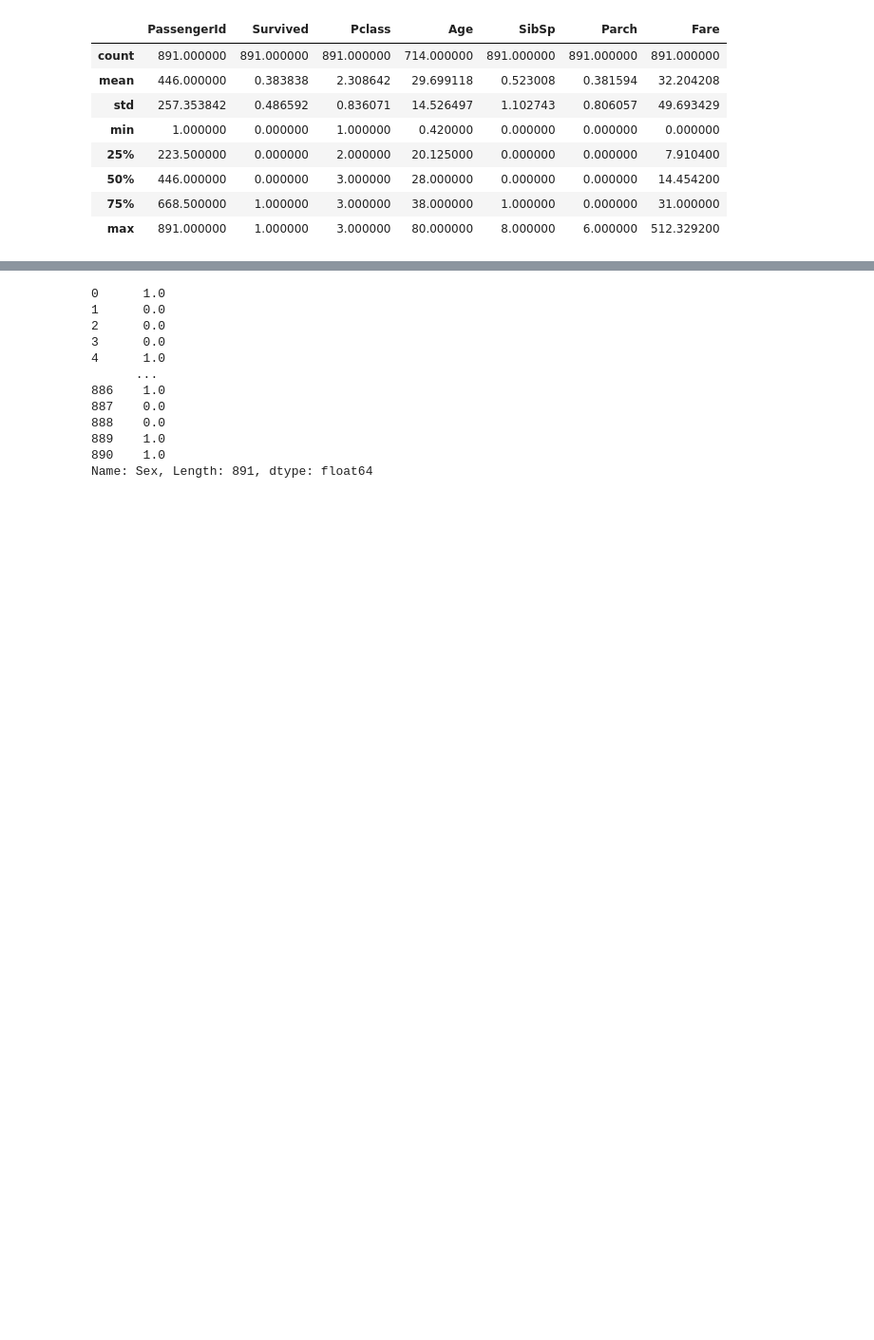
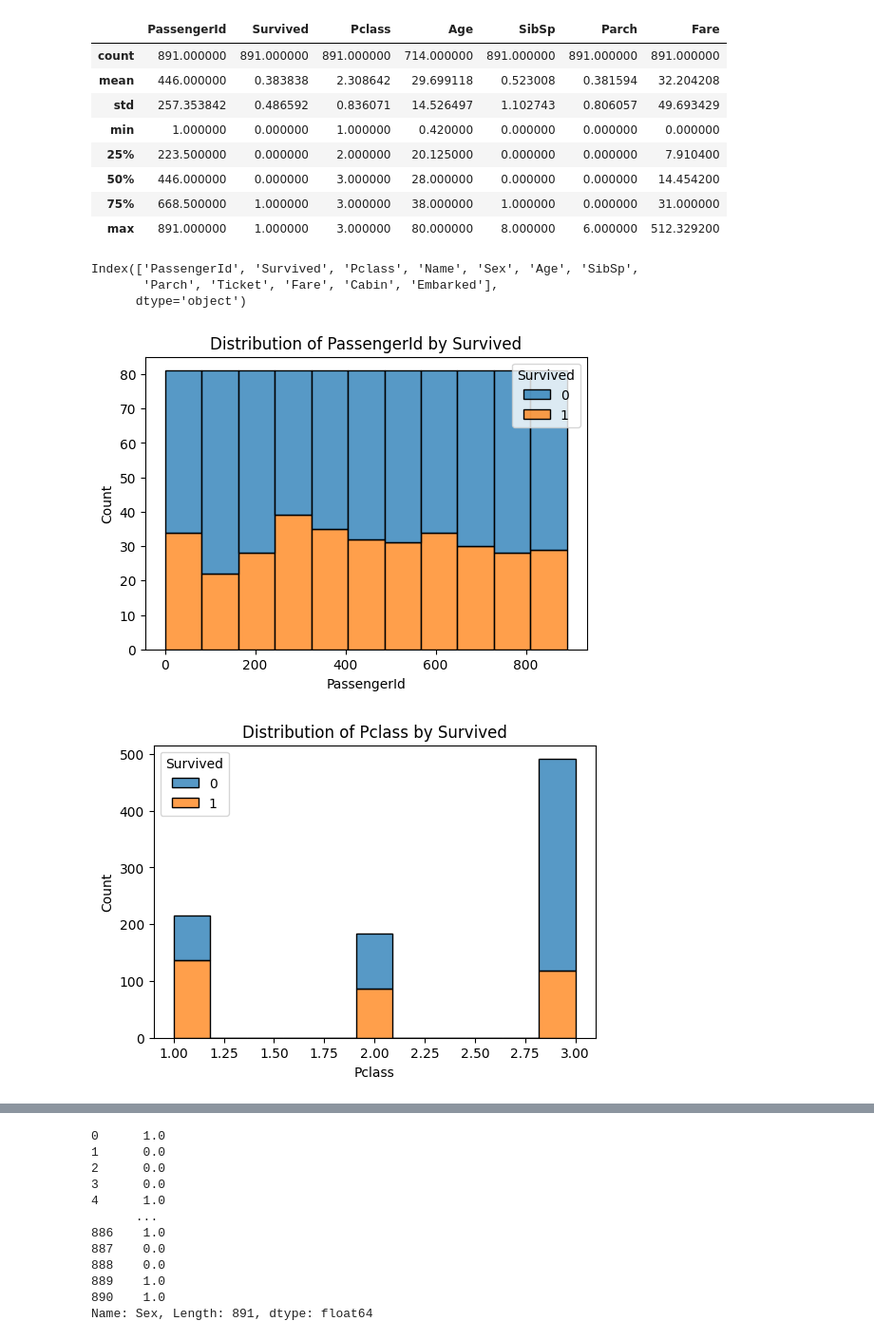
Before and after one commit to Haadikp/DataScience-and-ML-projects, a Jupyter notebook: Titanic_survival_prediction/Titanic_survival_prediction.ipynb, the cells around one changed output, grey strips where cells are left out. Shown at 95% size. Drawn from its saved outputs; the diff is of its cells as text; code cells hidden in the pictures; blank space fills up the shorter version.

```diff
--- a/Titanic_survival_prediction/Titanic_survival_prediction.ipynb
+++ b/Titanic_survival_prediction/Titanic_survival_prediction.ipynb
@@ -63,3 +65,20 @@ train.describe()
 | 50% | 446.000000 | 0.000000 | 3.000000 | 28.000000 | 0.000000 | 0.000000 | 14.454200 |
 | 75% | 668.500000 | 1.000000 | 3.000000 | 38.000000 | 1.000000 | 0.000000 | 31.000000 |
 | max | 891.000000 | 1.000000 | 3.000000 | 80.000000 | 8.000000 | 6.000000 | 512.329200 |
+# %%
+print(train.columns)
+
+for i in train.columns:
+    if i != 'Survived' and train[i].dtype in ['int64', 'float64']:  # only for numeric columns
+        plt.figure(figsize=(6, 4))
+        sns.histplot(data=train, x=i, hue='Survived', kde=False, multiple='stack')
+        plt.title(f'Distribution of {i} by Survived')
+        plt.xlabel(i)
+        plt.ylabel('Count')
+        plt.show()
+# %% [output]
+Index(['PassengerId', 'Survived', 'Pclass', 'Name', 'Sex', 'Age', 'SibSp',
+       'Parch', 'Ticket', 'Fare', 'Cabin', 'Embarked'],
+      dtype='object')
+[figure, added]
+[figure, added]
```
Also changed, not shown: parts of 14 cells of this notebook.
